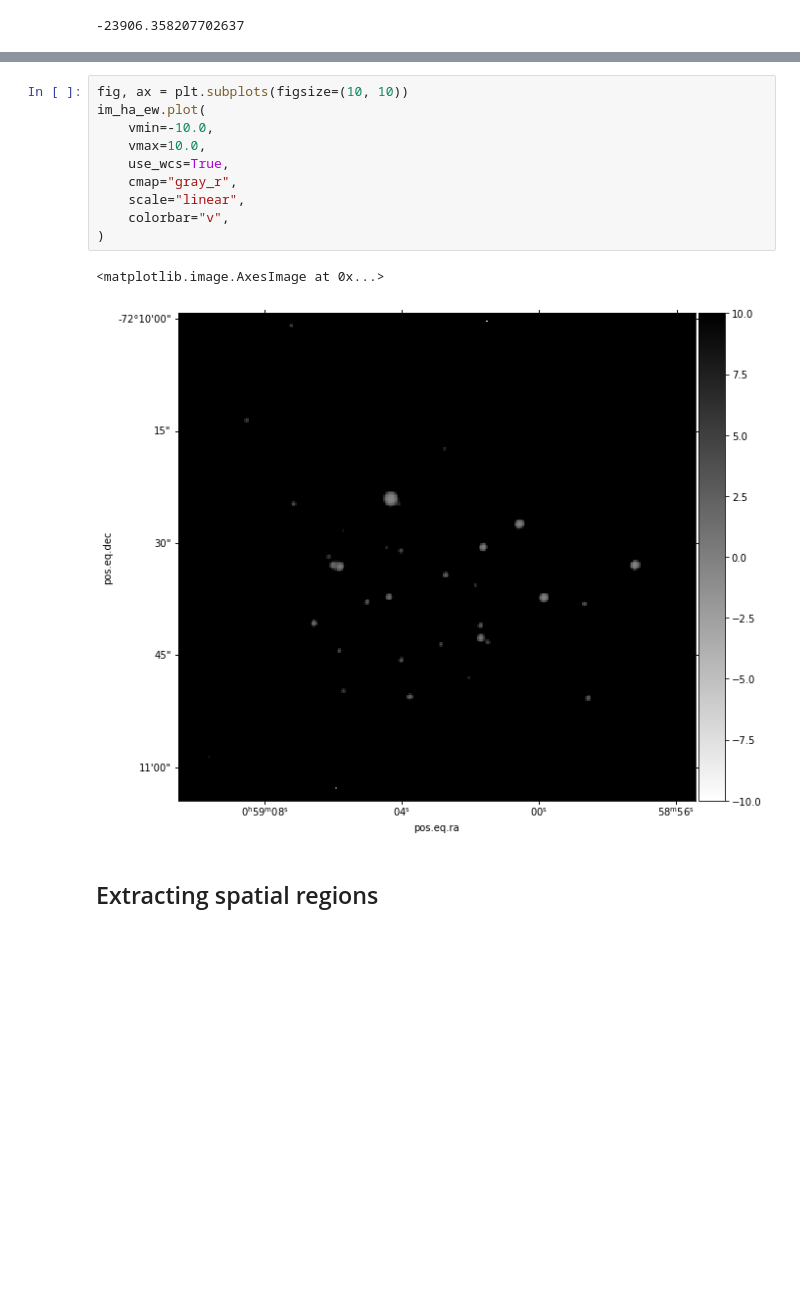
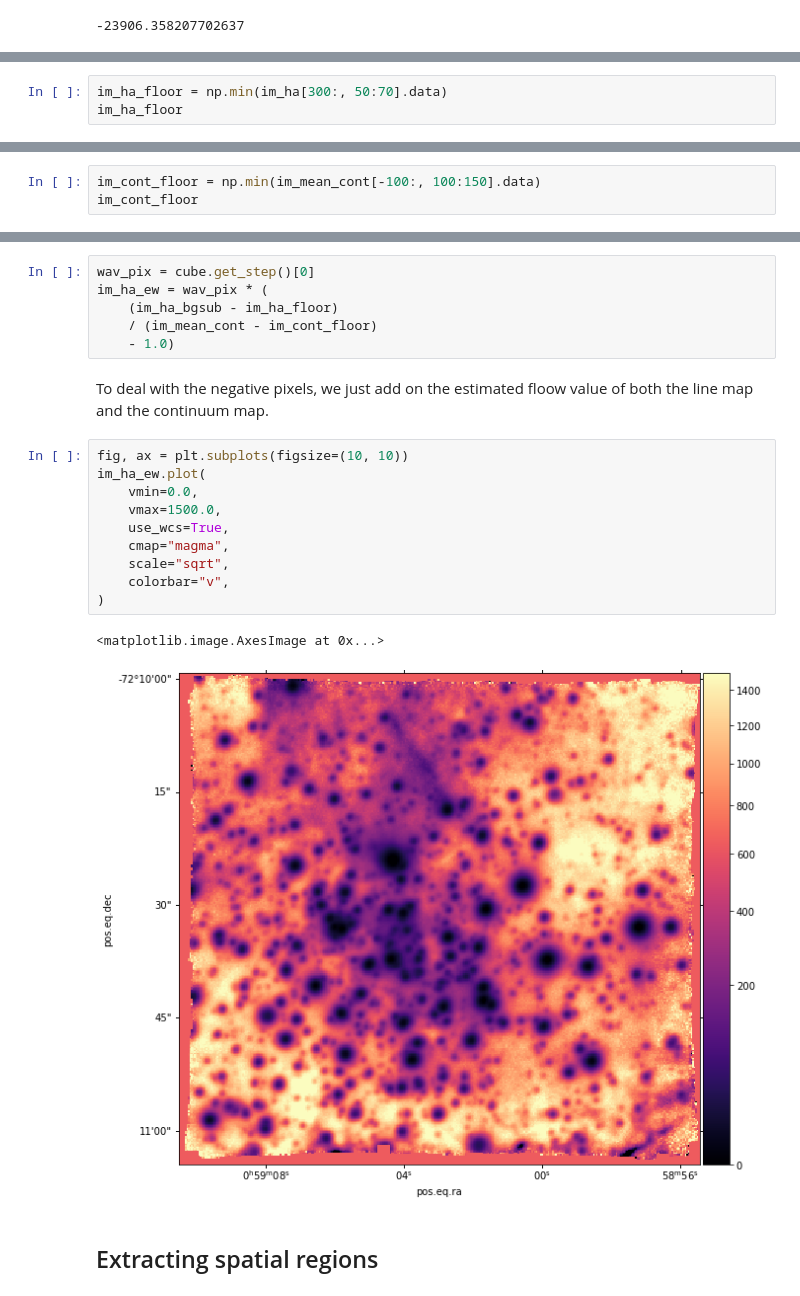
Before and after one commit to will-henney/muse-hii-regions, a Jupyter notebook: notebooks/01-extract-subregions.ipynb, the cells around one changed output, grey strips where cells are left out. Cells and saved outputs as stored; diff of their text form; blank space fills up the shorter version.

```diff
--- a/notebooks/01-extract-subregions.ipynb
+++ b/notebooks/01-extract-subregions.ipynb
@@ -99,0 +96,3 @@ im_ha_ew = (im_ha_bgsub - im_ha.data.min()) / (im_mean_cont - im_mean_cont.data.
+# %%
+im_ha_floor = np.min(im_ha[300:, 50:70].data)
+im_ha_floor
@@ -99,0 +101,3 @@ im_ha_ew = (im_ha_bgsub - im_ha.data.min()) / (im_mean_cont - im_mean_cont.data.
+# %%
+im_cont_floor = np.min(im_mean_cont[-100:, 100:150].data)
+im_cont_floor
@@ -100,16 +115,24 @@ im_ha_ew = (im_ha_bgsub - im_ha.data.min()) / (im_mean_cont - im_mean_cont.data.
+# %%
+wav_pix = cube.get_step()[0]
+im_ha_ew = wav_pix * (
+    (im_ha_bgsub - im_ha_floor)
+    / (im_mean_cont - im_cont_floor)
+    - 1.0)
+# %% [markdown]
+To deal with the negative pixels, we just add on the estimated floow value of both the line map and the continuum map.
 # %%
 fig, ax = plt.subplots(figsize=(10, 10))
 im_ha_ew.plot(
-    vmin=-10.0,
-    vmax=10.0,
+    vmin=0.0,
+    vmax=1500.0,
     use_wcs=True,
-    cmap="gray_r",
-    scale="linear",
+    cmap="magma",
+    scale="sqrt",
     colorbar="v",
 )
 # %% [output]
 <matplotlib.image.AxesImage at 0x...>
-[figure, old version]
+[figure, new version]
 # %% [markdown]
  ## Extracting spatial regions
 # %% [markdown]
```
Also changed, not shown: parts of 21 cells of this notebook, 2 other files.
